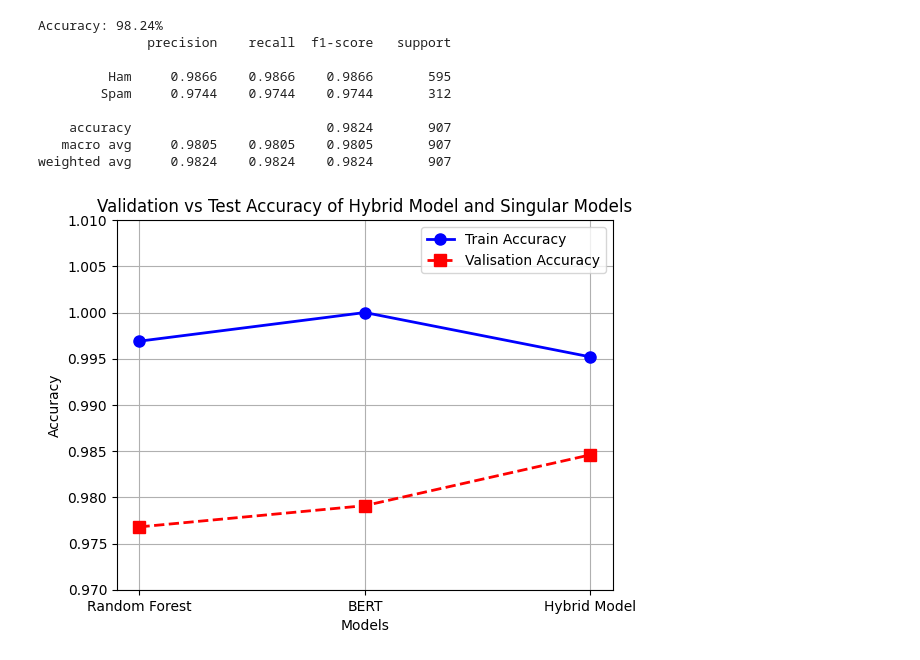
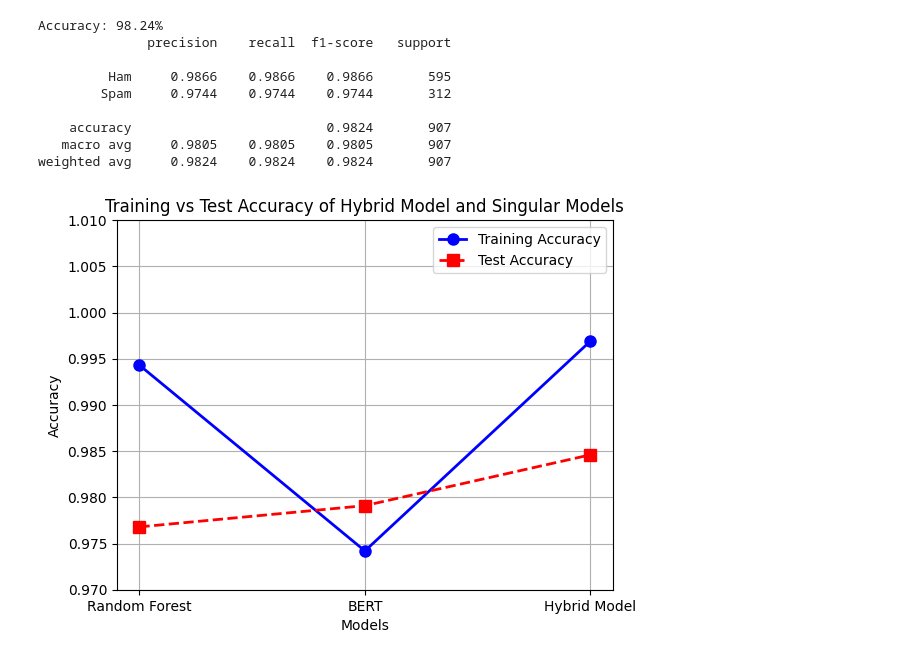
Before and after one commit to LindaPeng123/Hybrid_Spam_Classification, a Jupyter notebook: model_creation.ipynb, the cells around one changed output. Saved outputs shown, nothing was run; the diff lists cells and outputs as text; code cells hidden in the pictures.

```diff
--- a/model_creation.ipynb
+++ b/model_creation.ipynb
@@ -847,16 +853,16 @@ Accuracy: 98.24%
 weighted avg     0.9824    0.9824    0.9824       907
 # %%
 model_name_comb = ["Random Forest", "BERT", "Hybrid Model"]
-val_accuracy = [0.9768, 0.9791, 0.9846]
+train_accuracy = [0.9943, 0.9742, 0.9969]
 test_accuracy = [0.9791, 0.9824, 0.9846]
-plt.plot(model_name_comb, train_accuracy, marker='o', linestyle='-', color='blue', linewidth=2, markersize=8, label="Train Accuracy")
-plt.plot(model_name_comb, val_accuracy, marker='s', linestyle='--', color='red', linewidth=2, markersize=8, label="Valisation Accuracy")
+plt.plot(model_name_comb, train_accuracy, marker='o', linestyle='-', color='blue', linewidth=2, markersize=8, label="Training Accuracy")
+plt.plot(model_name_comb, val_accuracy, marker='s', linestyle='--', color='red', linewidth=2, markersize=8, label="Test Accuracy")
 plt.xlabel("Models")
 plt.ylabel("Accuracy")
-plt.title("Validation vs Test Accuracy of Hybrid Model and Singular Models")
+plt.title("Training vs Test Accuracy of Hybrid Model and Singular Models")
 plt.ylim(0.97, 1.01)
 plt.legend()
 plt.grid(True)
 plt.show()
 # %% [output]
-[figure, old version]
+[figure, new version]
```
Also changed, not shown: parts of 3 cells of this notebook.
